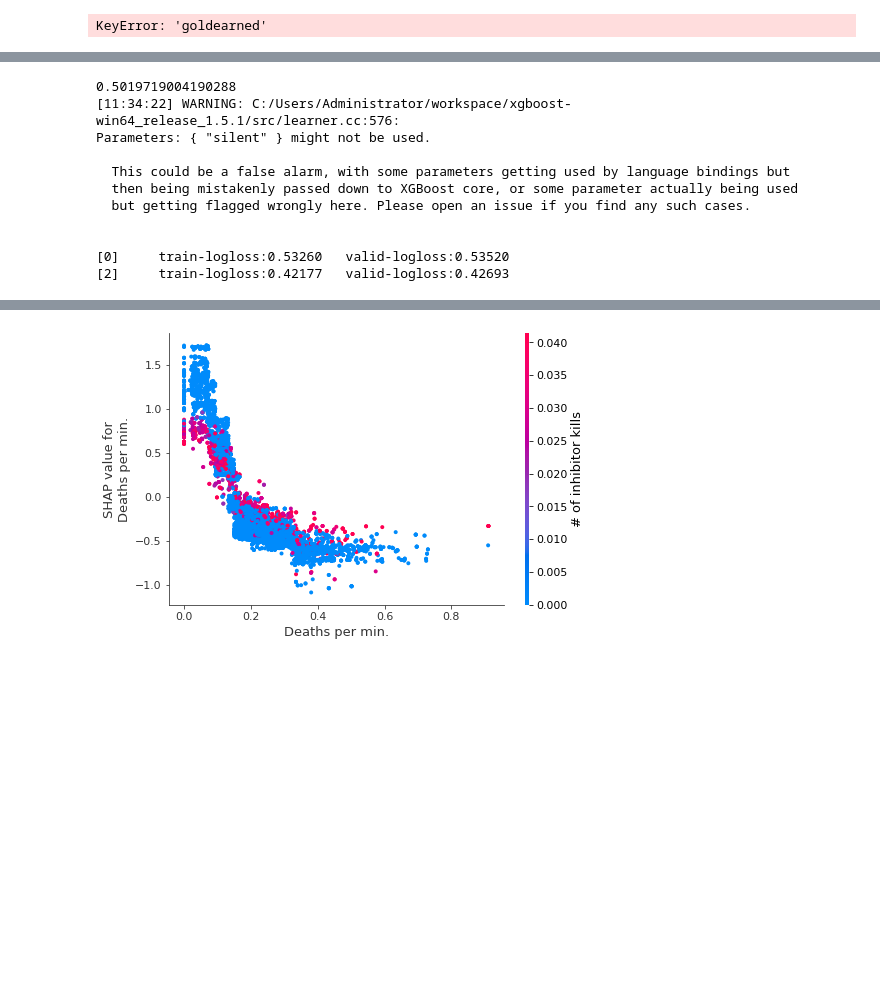
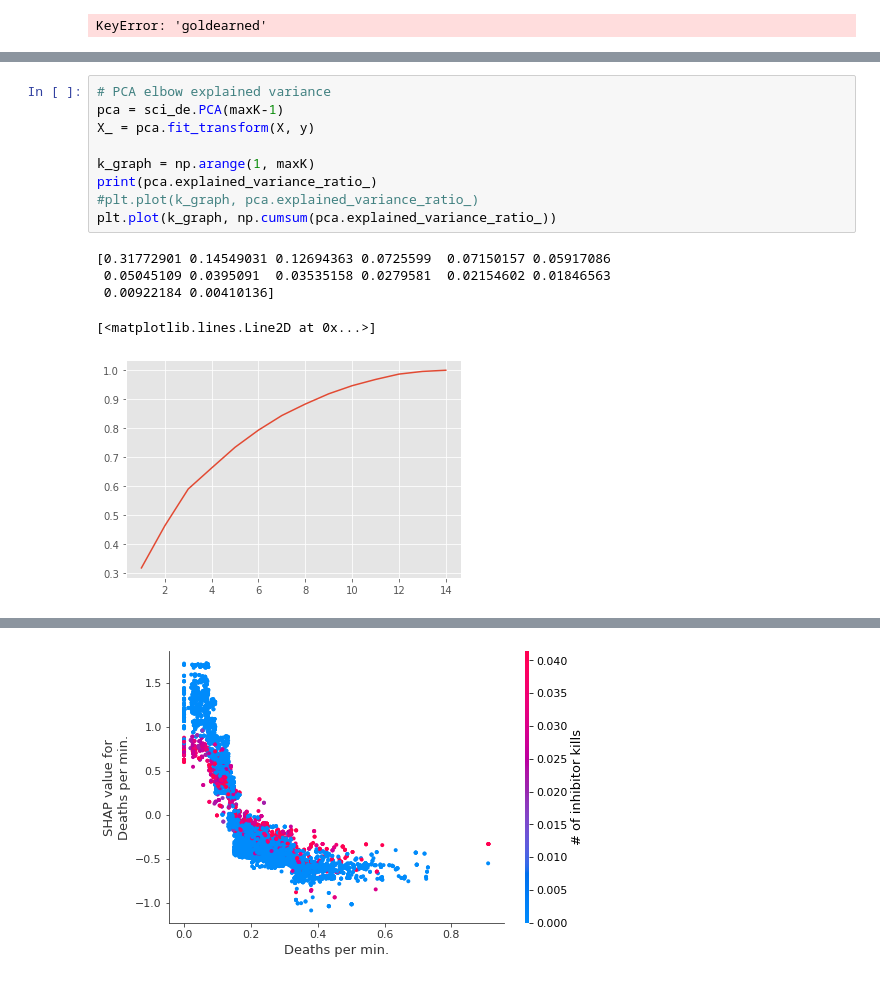
Before and after one commit to garrettnorden20/machine-learning-project, a Jupyter notebook: Untitled.ipynb, the cells around one changed output, grey strips where cells are left out. Drawn from its saved outputs; the diff is of its cells as text; blank space fills up the shorter version.

```diff
--- a/Untitled.ipynb
+++ b/Untitled.ipynb
@@ -97,16 +154,18 @@ KeyError: 'goldearned'
 # %%
+# PCA elbow explained variance
+pca = sci_de.PCA(maxK-1)
+X_ = pca.fit_transform(X, y)
+
+k_graph = np.arange(1, maxK)
+print(pca.explained_variance_ratio_)
+#plt.plot(k_graph, pca.explained_variance_ratio_)
+plt.plot(k_graph, np.cumsum(pca.explained_variance_ratio_))
 # %% [output]
-0.5019719004190288
-[11:34:22] WARNING: C:/Users/Administrator/workspace/xgboost-win64_release_1.5.1/src/learner.cc:576:
-Parameters: { "silent" } might not be used.
-
-  This could be a false alarm, with some parameters getting used by language bindings but
-  then being mistakenly passed down to XGBoost core, or some parameter actually being used
-  but getting flagged wrongly here. Please open an issue if you find any such cases.
-
-
-[0]     train-logloss:0.53260   valid-logloss:0.53520
-[2]     train-logloss:0.42177   valid-logloss:0.42693
+[0.31772901 0.14549031 0.12694363 0.0725599  0.07150157 0.05917086
+ 0.05045109 0.0395091  0.03535158 0.0279581  0.02154602 0.01846563
+ 0.00922184 0.00410136]
+[<matplotlib.lines.Line2D at 0x...>]
+[figure, added]
 # %%
 # %% [output]
 [interactive output not drawn]
```
Also changed, not shown: parts of 4 cells of this notebook, 1 other file.
